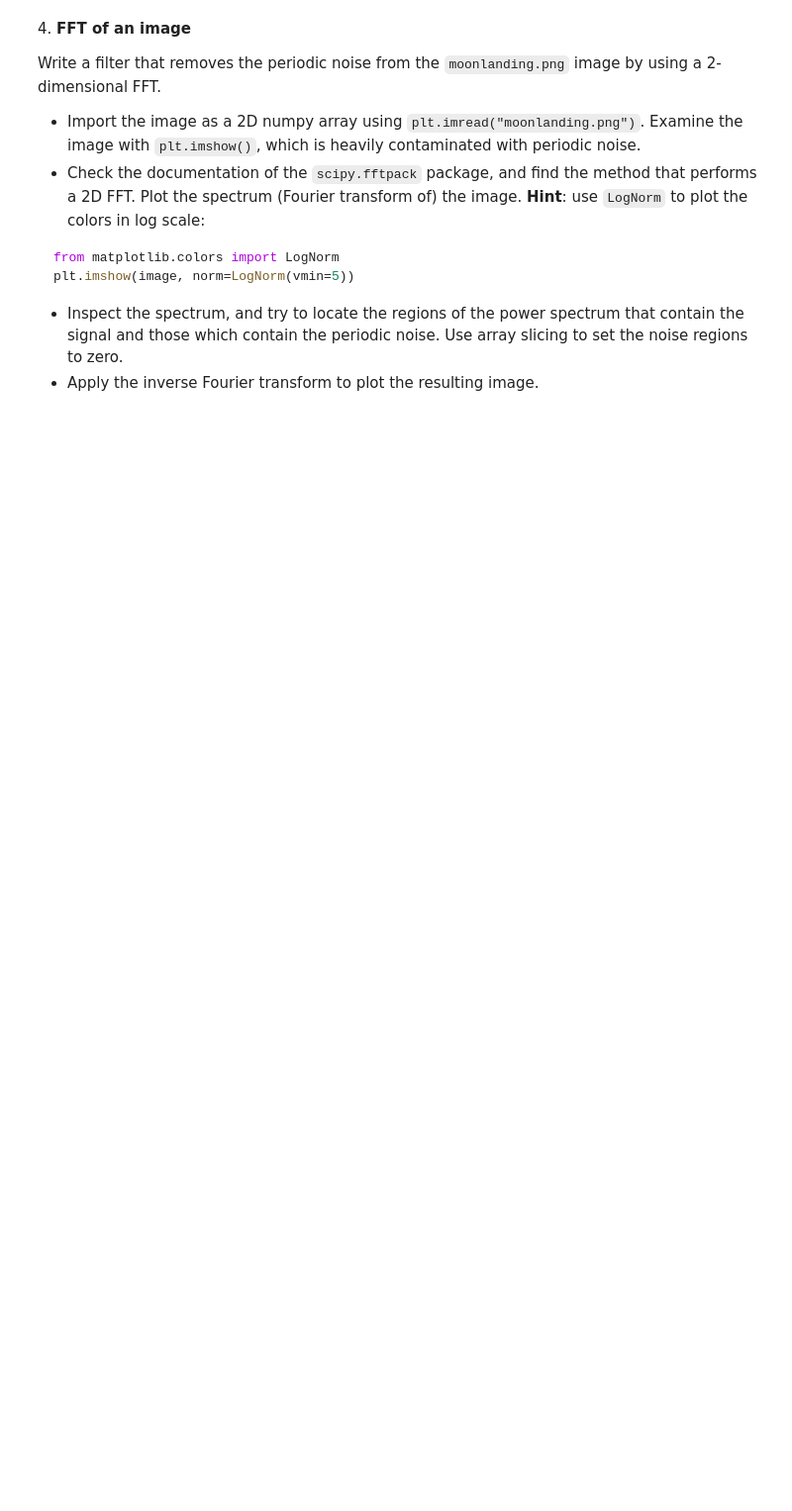
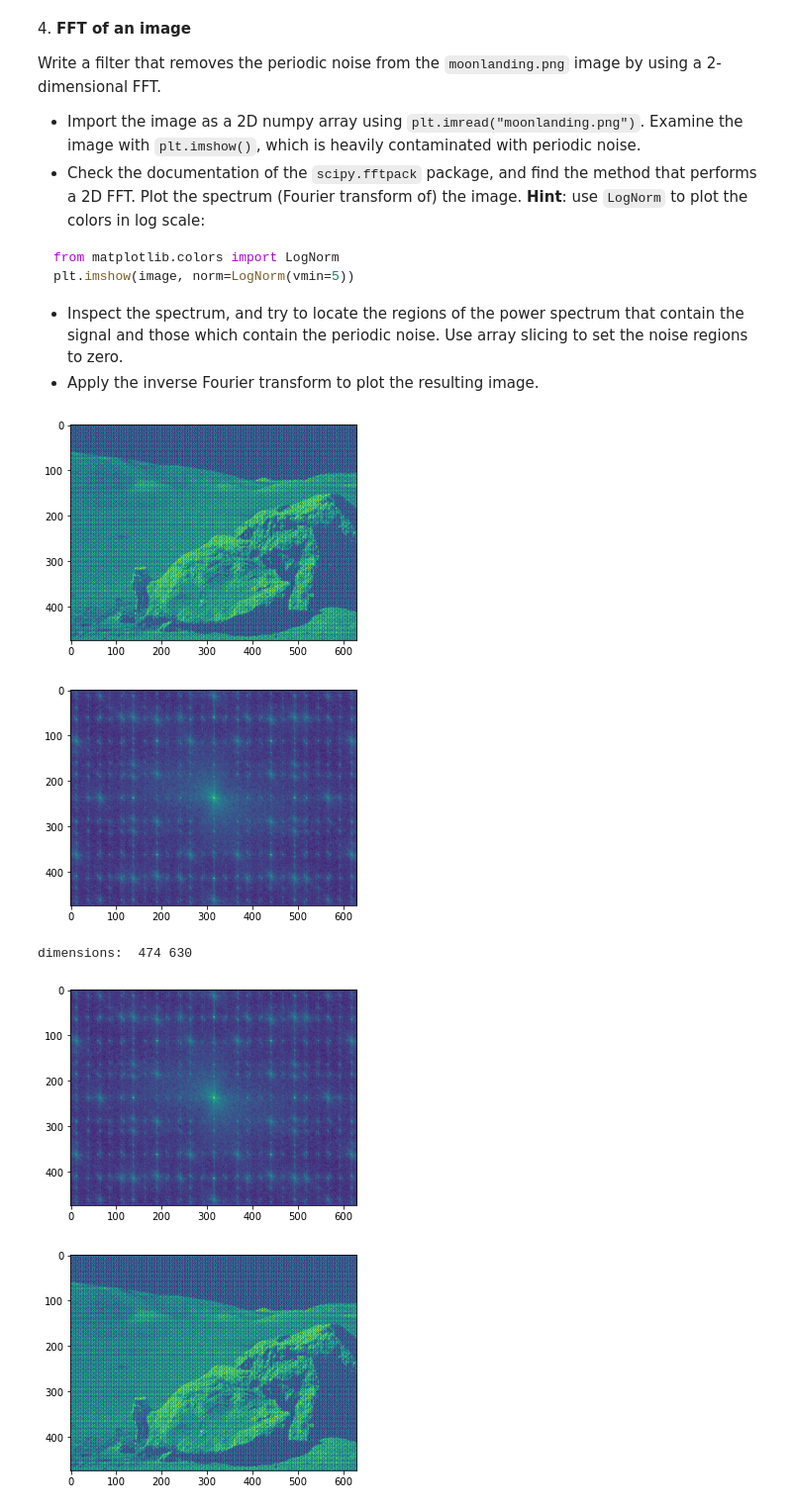
Before and after one commit to zucchett/HighLevelProgramming2021, a Jupyter notebook: 09ex_algorithms.ipynb, the cells around one changed output. Shown at 99% size. Cells and saved outputs as stored; diff of their text form; code cells hidden in the pictures; blank space fills up the shorter version.

````diff
--- a/09ex_algorithms.ipynb
+++ b/09ex_algorithms.ipynb
@@ -137,3 +180,61 @@ plt.imshow(image, norm=LogNorm(vmin=5))
 ```
 * Inspect the spectrum, and try to locate the regions of the power spectrum that contain the signal and those which contain the periodic noise. Use array slicing to set the noise regions to zero.
 * Apply the inverse Fourier transform to plot the resulting image.
+# %%
+from math import sqrt, pi, erf
+import numpy as np
+import matplotlib.pyplot as plt
+from scipy import stats
+from scipy.fftpack import fft2, ifft2, fftshift, ifftshift
+from matplotlib.colors import LogNorm
+
+###importing and showing the original image
+moon = plt.imread("moonlanding.png")
+plt.imshow(moon)
+plt.show()
+
+###applying the FFT to the image and plotting the spectrum
+fourier = fftshift(fft2(moon))
+plt.imshow(abs(fourier), norm=LogNorm(vmin=5))
+plt.show()
+
+#try mantaining the green regions and deleting the blue ones (maybe doable with slicing?)
+
+f = fourier.copy() #applying denoising to copy
+#noise_period = 25 #noise periodicity
+x = int(f.shape[0])
+y = int(f.shape[1])
+
+#print("dimensions: ",x,y)
+#centre = [int(x/2),int(y/2)]
+#print("noise coordinates: ",noise)
+
+for i in range(0):
+
+    noise = np.where(f == np.amax(f)) #removing rows and columns for highest frequencies
+    #print(noise)
+    f[noise[0],:] = 0
+    f[:,noise[1]] = 0
+
+
+# f[centre[0],:] = 0
+# f[centre[0],:] = 0
+# f[:,centre[1]] = 0
+# f[:,centre[1]] = 0
+
+# noise = np.where(f == np.amax(f))
+# print(noise)
+
+plt.imshow(abs(f),  norm=LogNorm(vmin=5))
+plt.show()
+###plotting the inverse transformation of denoised image
+
+four = ifft2(ifftshift(f))
+plt.imshow(abs(four))
+plt.show()
+# %% [output]
+[figure, added]
+[figure, added]
+dimensions:  474 630
+[figure, added]
+[figure, added]
````
Also changed, not shown: parts of 4 cells of this notebook, 1 other file.
